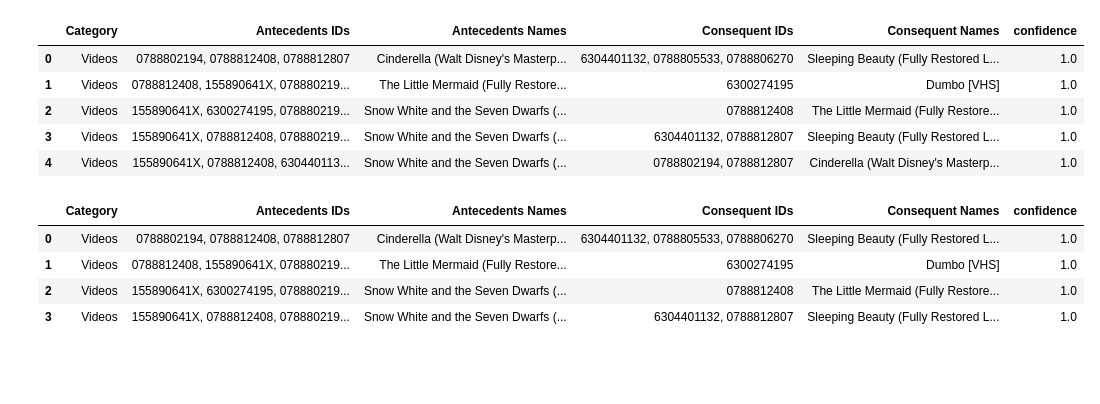
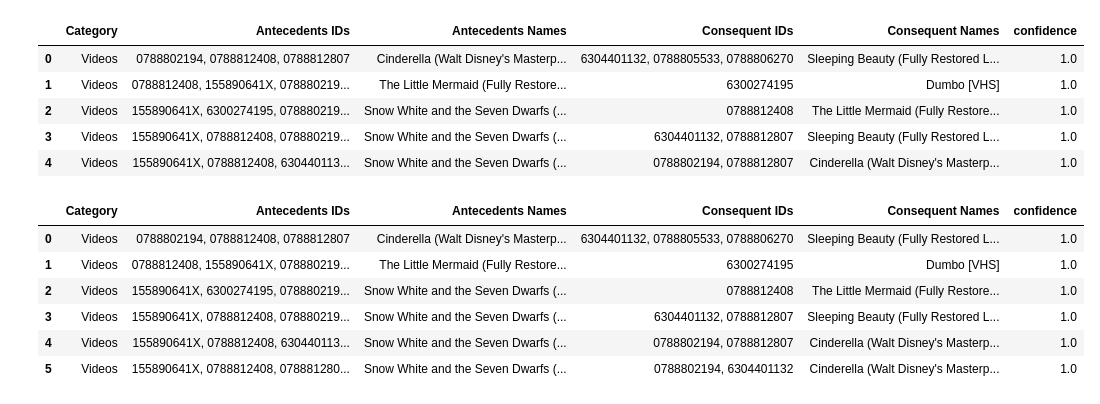
Before and after one commit to jbenasuli/consumer_behavior, a Jupyter notebook: dev/dashboard/apriori_visualization.ipynb, the cells around one changed output. Drawn from its saved outputs; the diff is of its cells as text; code cells hidden in the pictures; blank space fills up the shorter version.

```diff
--- a/dev/dashboard/apriori_visualization.ipynb
+++ b/dev/dashboard/apriori_visualization.ipynb
@@ -22,14 +22,16 @@ apriori_viz_df.head()
 | 3 | Videos | 155890641X, 0788812408, 078880219... | Snow White and the Seven Dwarfs (... | 6304401132, 0788812807 | Sleeping Beauty (Fully Restored L... | 1.0 |
 | 4 | Videos | 155890641X, 0788812408, 630440113... | Snow White and the Seven Dwarfs (... | 0788802194, 0788812807 | Cinderella (Walt Disney's Masterp... | 1.0 |
 # %%
-apriori_viz = apriori_viz_df.iloc[0:4]
+apriori_viz = apriori_viz_df.iloc[0:6]
 apriori_viz
 # %% [output]
 |  | Category | Antecedents IDs | Antecedents Names | Consequent IDs | Consequent Names | confidence |
 | 0 | Videos | 0788802194, 0788812408, 0788812807 | Cinderella (Walt Disney's Masterp... | 6304401132, 0788805533, 0788806270 | Sleeping Beauty (Fully Restored L... | 1.0 |
 | 1 | Videos | 0788812408, 155890641X, 078880219... | The Little Mermaid (Fully Restore... | 6300274195 | Dumbo [VHS] | 1.0 |
 | 2 | Videos | 155890641X, 6300274195, 078880219... | Snow White and the Seven Dwarfs (... | 0788812408 | The Little Mermaid (Fully Restore... | 1.0 |
 | 3 | Videos | 155890641X, 0788812408, 078880219... | Snow White and the Seven Dwarfs (... | 6304401132, 0788812807 | Sleeping Beauty (Fully Restored L... | 1.0 |
+| 4 | Videos | 155890641X, 0788812408, 630440113... | Snow White and the Seven Dwarfs (... | 0788802194, 0788812807 | Cinderella (Walt Disney's Masterp... | 1.0 |
+| 5 | Videos | 155890641X, 0788812408, 078881280... | Snow White and the Seven Dwarfs (... | 0788802194, 6304401132 | Cinderella (Walt Disney's Masterp... | 1.0 |
 # %%
 def draw_graph(rules, rules_to_show):
     G1 = nx.DiGraph()
```
Also changed, not shown: parts of 1 cell of this notebook.
